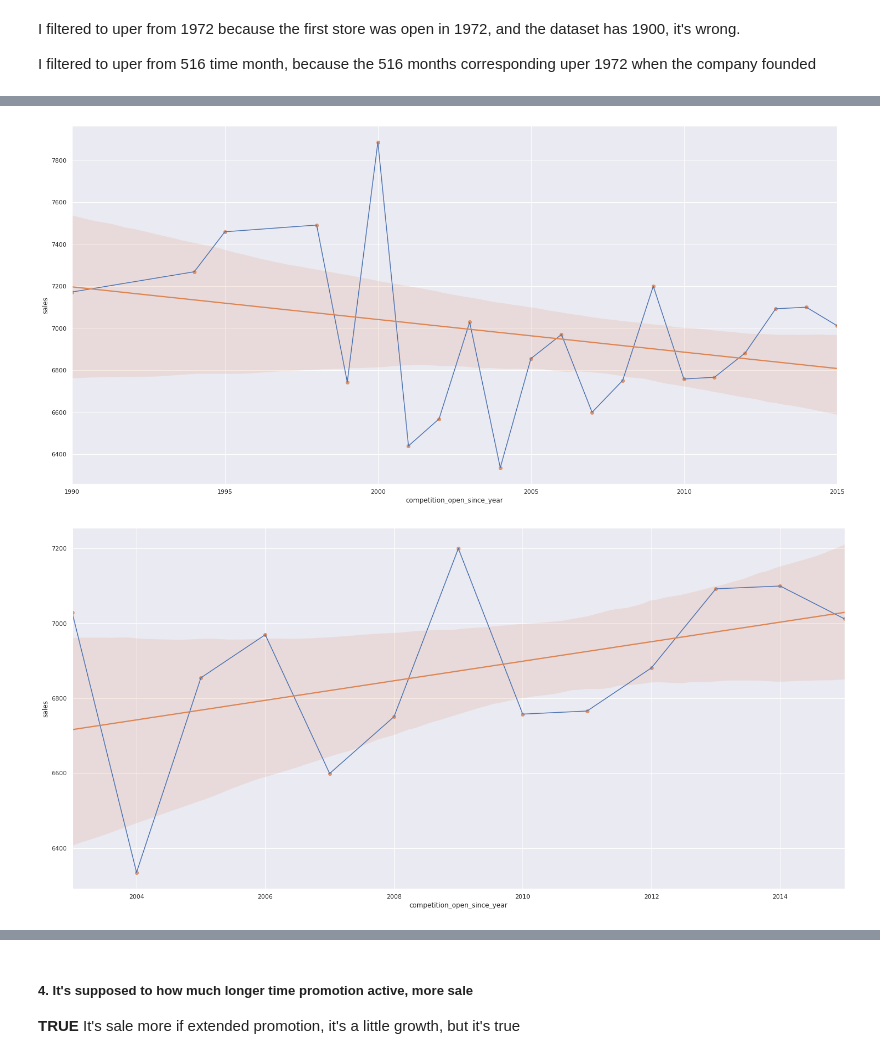
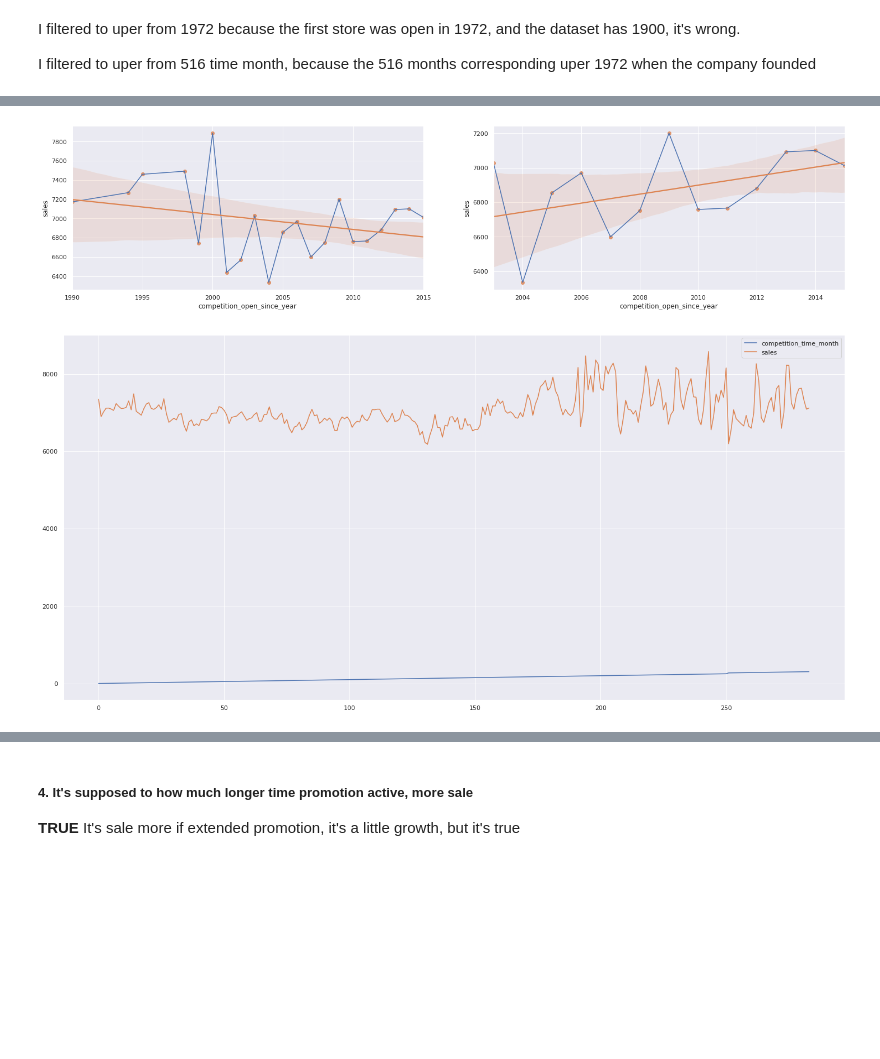
Before and after one commit to diegopmayer/rossman_sales_forecast, a Jupyter notebook: exploratory_data_analysis.ipynb, the cells around one changed output, grey strips where cells are left out. Saved outputs shown, nothing was run; the diff lists cells and outputs as text; code cells hidden in the pictures; blank space fills up the shorter version.

Commit message:
update all hypothesis charts

```diff
--- a/exploratory_data_analysis.ipynb
+++ b/exploratory_data_analysis.ipynb
@@ -892,12 +898,17 @@ aux_time_month.plot();
-# %%
-sns.lineplot(x='competition_open_since_year', y='sales', data=aux_year_1972);
-sns.regplot(x='competition_open_since_year', y='sales', data=aux_year_1972);
-# %% [output]
-[figure, removed]
 # %%
+grid = GridSpec(2,2)
+
+plt.subplot(grid[0,0])
+sns.lineplot(x='competition_open_since_year', y='sales', data=aux_year_1972);
+sns.regplot(x='competition_open_since_year', y='sales', data=aux_year_1972);
+
+plt.subplot(grid[0,1])
 # Competition filtered by [competition_open_since_year] upper than 2003
 aux_year_2003 = aux_year_1972[['competition_open_since_year', 'sales']][aux_year_1972['competition_open_since_year'] >= 2003]
 sns.lineplot(x='competition_open_since_year', y='sales', data=aux_year_2003);
 sns.regplot(x='competition_open_since_year', y='sales', data=aux_year_2003);
+
+aux_time_month.plot();
 # %% [output]
-[figure, old version]
+[figure, new version]
+[figure, added]
```
Also changed, not shown: parts of 16 cells of this notebook.
